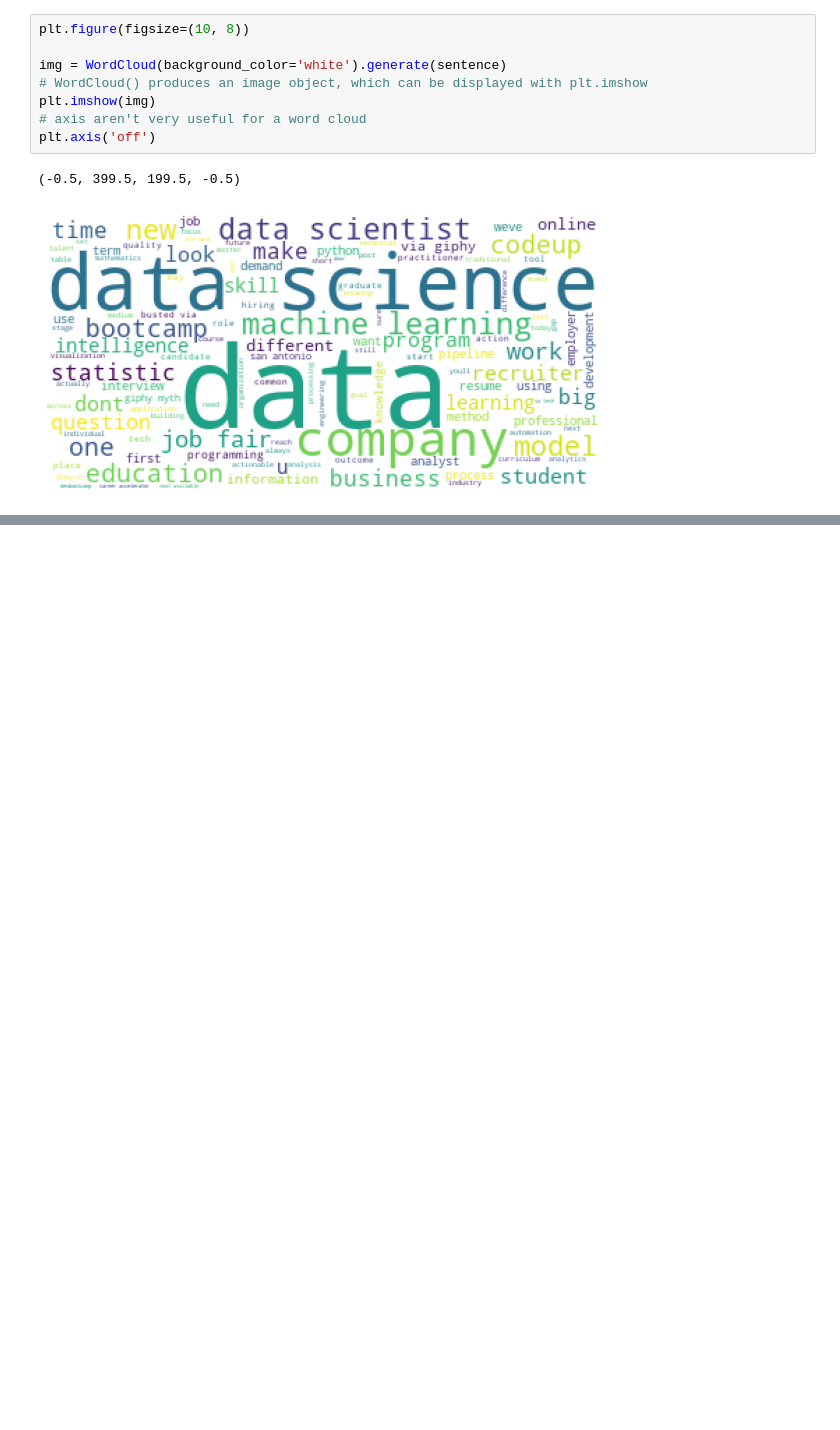
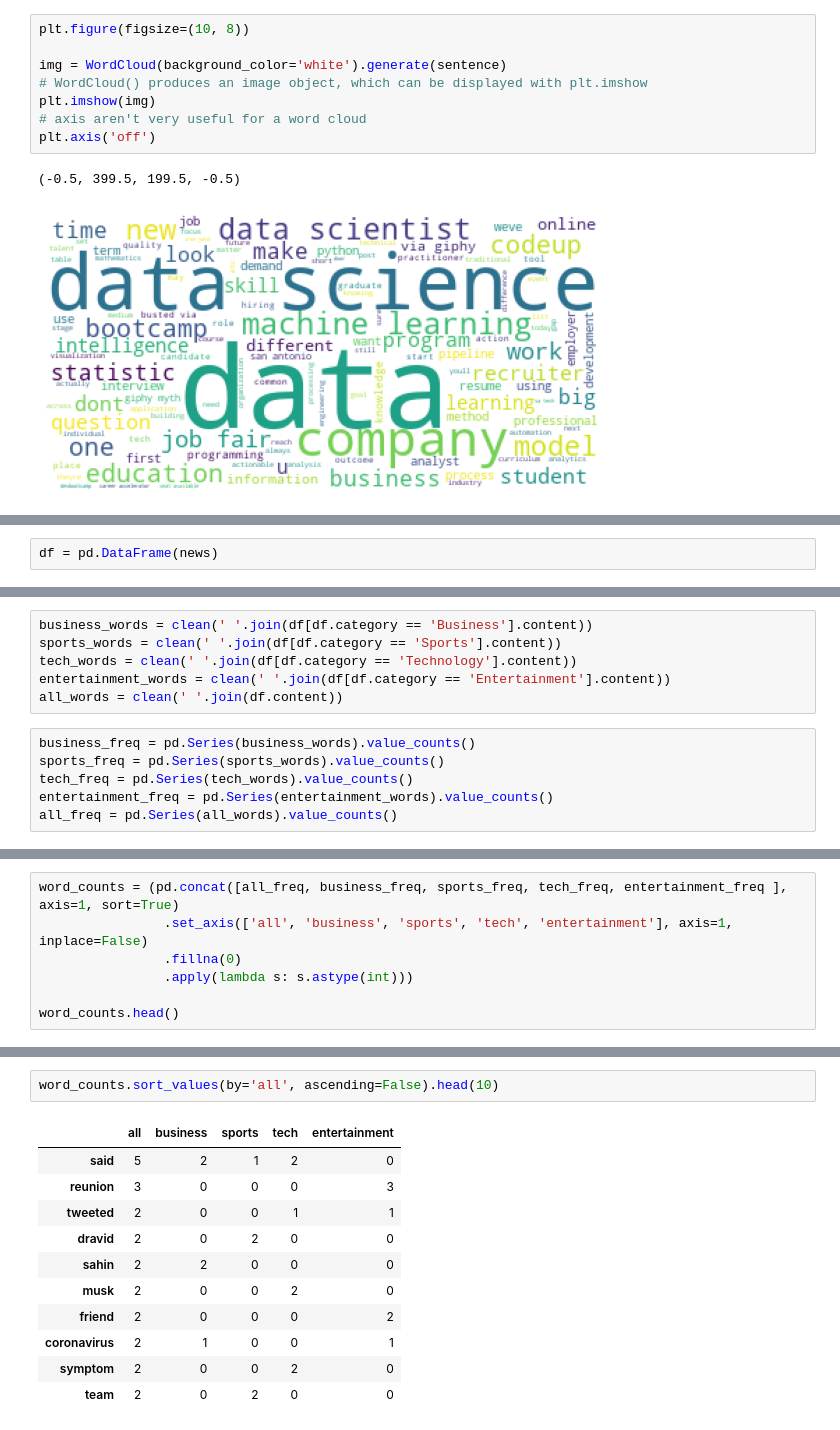
Before and after one commit to matt-c-knight/natural-language-processing-exercises, a Jupyter notebook: explore.ipynb, the cells around one changed output, grey strips where cells are left out. Saved outputs shown, nothing was run; the diff lists cells and outputs as text; blank space fills up the shorter version.

```diff
--- a/explore.ipynb
+++ b/explore.ipynb
@@ -725,0 +730,2 @@ plt.axis('off')
+# %%
+df = pd.DataFrame(news)
@@ -725,0 +740,12 @@ plt.axis('off')
+# %%
+business_words = clean(' '.join(df[df.category == 'Business'].content))
+sports_words = clean(' '.join(df[df.category == 'Sports'].content))
+tech_words = clean(' '.join(df[df.category == 'Technology'].content))
+entertainment_words = clean(' '.join(df[df.category == 'Entertainment'].content))
+all_words = clean(' '.join(df.content))
+# %%
+business_freq = pd.Series(business_words).value_counts()
+sports_freq = pd.Series(sports_words).value_counts()
+tech_freq = pd.Series(tech_words).value_counts()
+entertainment_freq = pd.Series(entertainment_words).value_counts()
+all_freq = pd.Series(all_words).value_counts()
@@ -725,0 +766,7 @@ plt.axis('off')
+# %%
+word_counts = (pd.concat([all_freq, business_freq, sports_freq, tech_freq, entertainment_freq ], axis=1, sort=True)
+                .set_axis(['all', 'business', 'sports', 'tech', 'entertainment'], axis=1, inplace=False)
+                .fillna(0)
+                .apply(lambda s: s.astype(int)))
+
+word_counts.head()
@@ -725,0 +780,14 @@ plt.axis('off')
+# %%
+word_counts.sort_values(by='all', ascending=False).head(10)
+# %% [output]
+|  | all | business | sports | tech | entertainment |
+| said | 5 | 2 | 1 | 2 | 0 |
+| reunion | 3 | 0 | 0 | 0 | 3 |
+| tweeted | 2 | 0 | 0 | 1 | 1 |
+| dravid | 2 | 0 | 2 | 0 | 0 |
+| sahin | 2 | 2 | 0 | 0 | 0 |
+| musk | 2 | 0 | 0 | 2 | 0 |
+| friend | 2 | 0 | 0 | 0 | 2 |
+| coronavirus | 2 | 1 | 0 | 0 | 1 |
+| symptom | 2 | 0 | 0 | 2 | 0 |
+| team | 2 | 0 | 2 | 0 | 0 |
```
Also changed, not shown: parts of 5 cells of this notebook.
